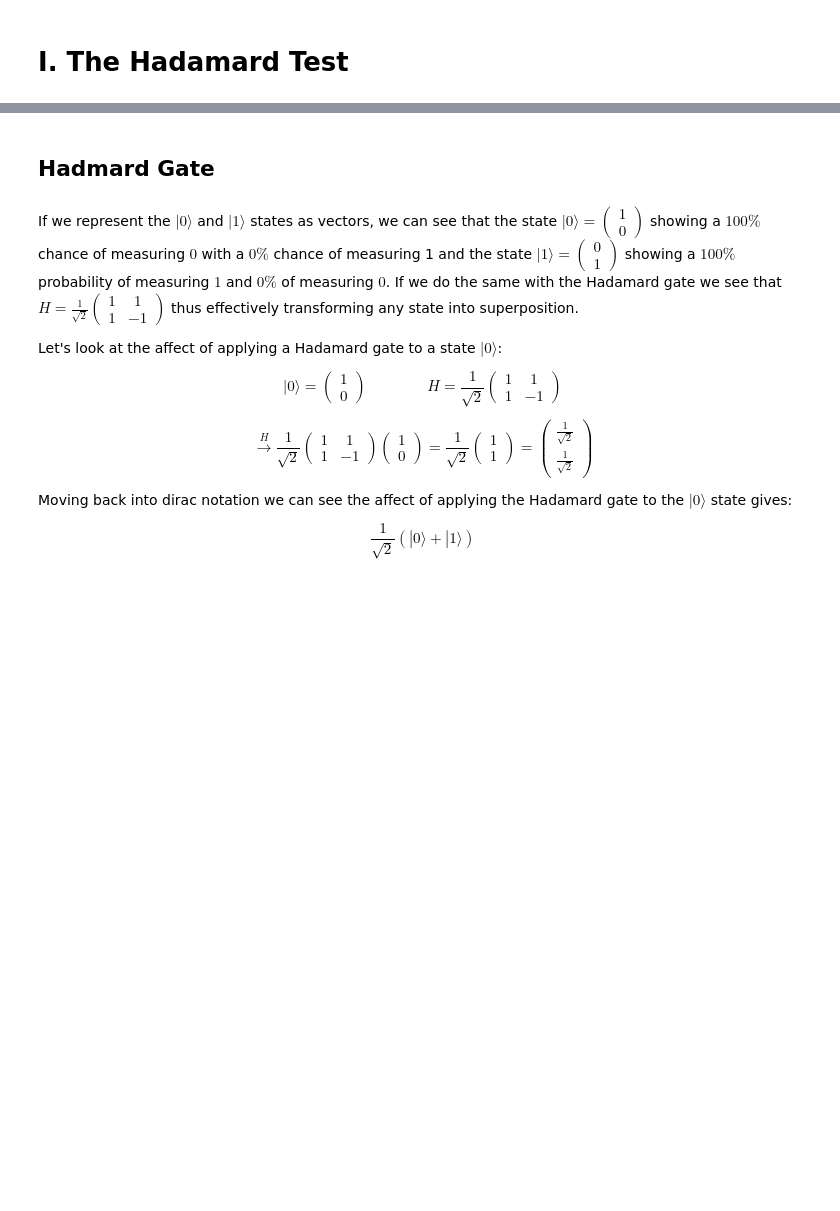
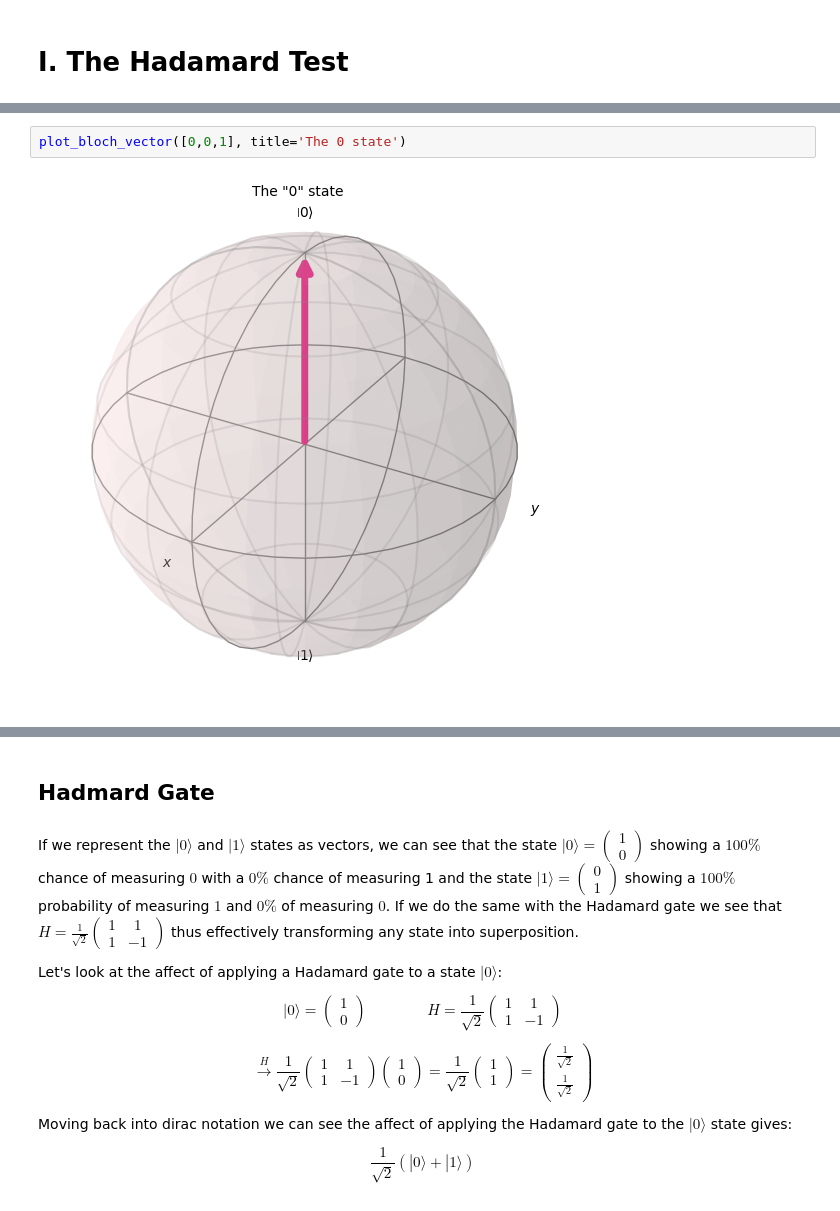
Before and after one commit to paulbruzzi/quantum-linear-algebra, a Jupyter notebook: Hadamard_Test.ipynb, the cells around one changed output, grey strips where cells are left out. Drawn from its saved outputs; the diff is of its cells as text; blank space fills up the shorter version.

```diff
--- a/Hadamard_Test.ipynb
+++ b/Hadamard_Test.ipynb
@@ -23,0 +45,4 @@ CNOT, phase gate ($R_\theta$)
+# %%
+plot_bloch_vector([0,0,1], title='The 0 state')
+# %% [output]
+[figure, added]
```
Also changed, not shown: parts of 4 cells of this notebook.
